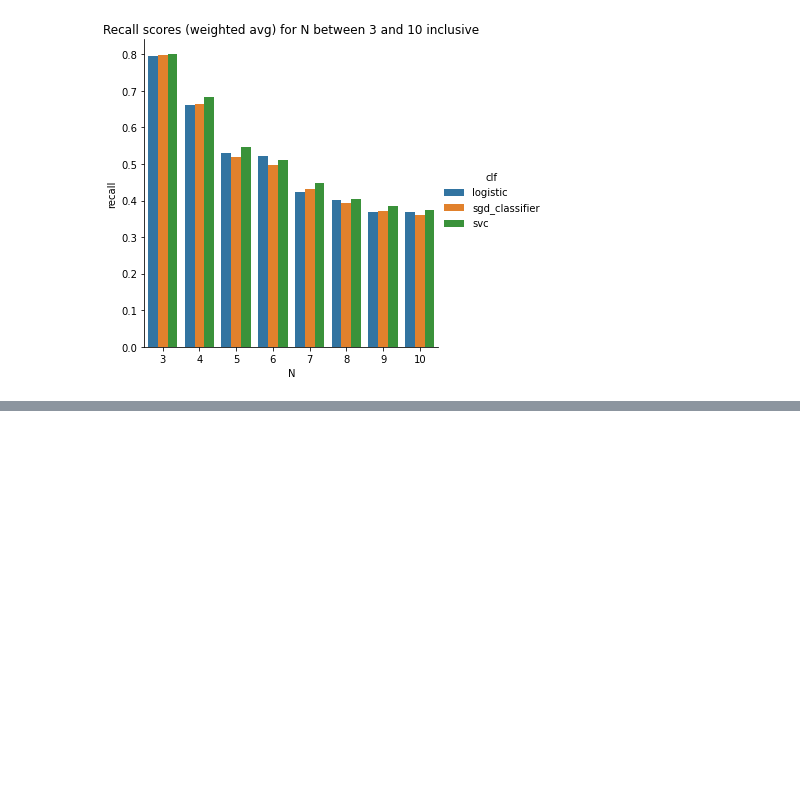
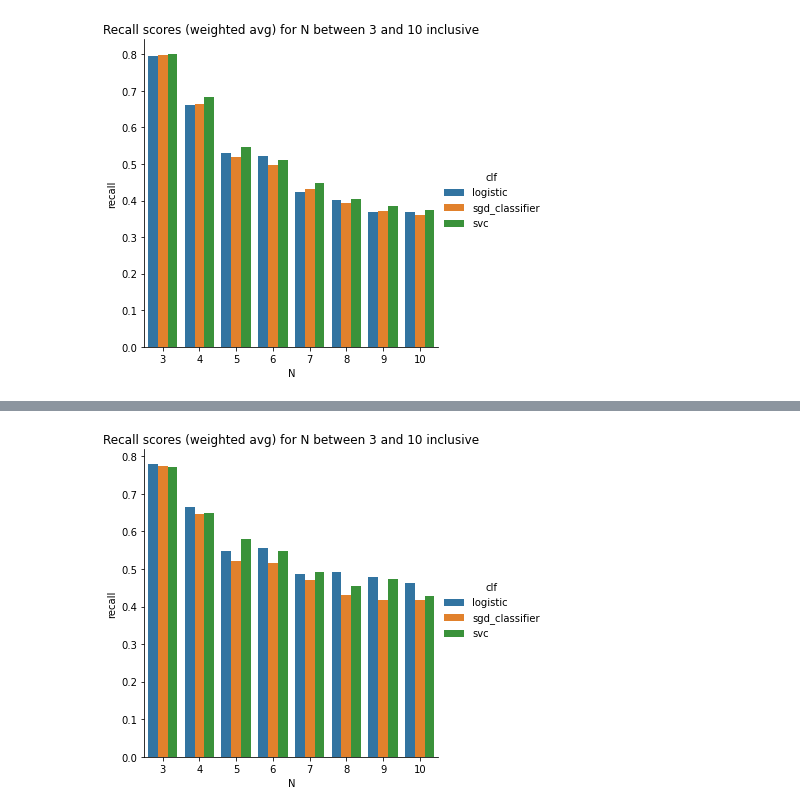
Before and after one commit to TristanKoh/capstone-repo, a Jupyter notebook: code/nlp_segment.ipynb, the cells around one changed output, grey strips where cells are left out. Cells and saved outputs as stored; diff of their text form; code cells hidden in the pictures; blank space fills up the shorter version.

```diff
--- a/code/nlp_segment.ipynb
+++ b/code/nlp_segment.ipynb
@@ -210,0 +397,4 @@ g = sns.catplot(data = df_results_weighted_avg, kind = "bar", x = "N", y = "reca
+# %%
+g = sns.catplot(data = df_results_glove_weighted_avg, kind = "bar", x = "N", y = "recall", hue = "clf").set(title = "Recall scores (weighted avg) for N between 3 and 10 inclusive")
+# %% [output]
+[figure, added]
```
Also changed, not shown: parts of 9 cells of this notebook, 3 other files.
